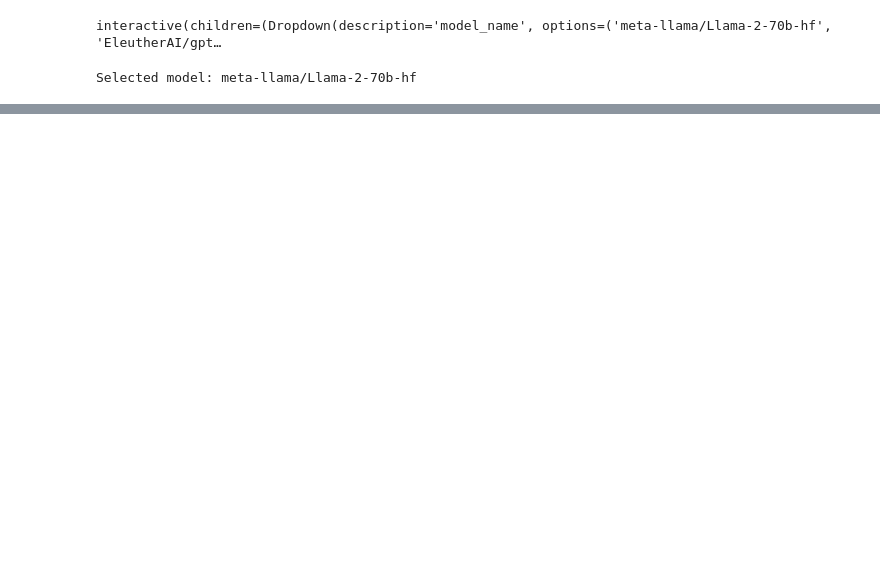
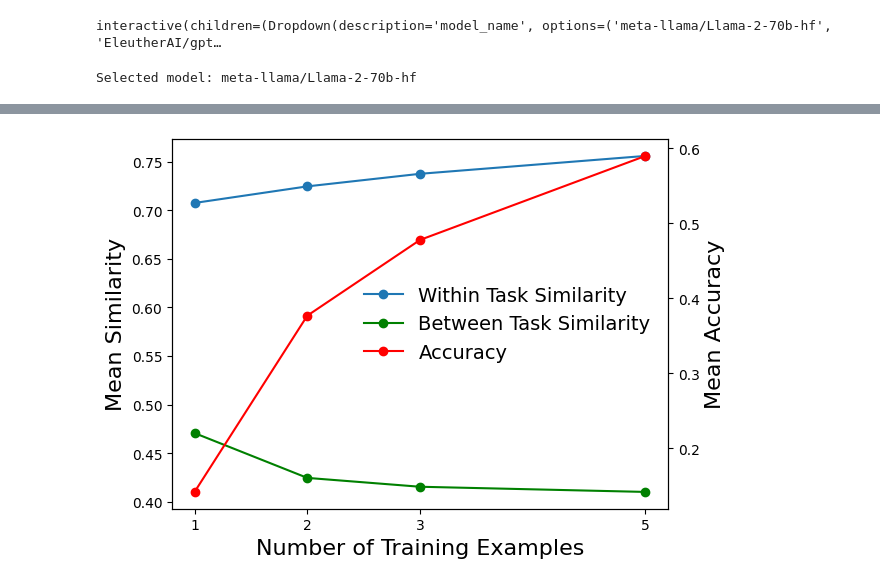
Before and after one commit to gucioopielka/concept_vectors, a Jupyter notebook: inspect_FVs.ipynb, the cells around one changed output, grey strips where cells are left out. Drawn from its saved outputs; the diff is of its cells as text; code cells hidden in the pictures; blank space fills up the shorter version.

```diff
--- a/inspect_FVs.ipynb
+++ b/inspect_FVs.ipynb
@@ -36,0 +61,21 @@ Selected model: meta-llama/Llama-2-70b-hf
+# %%
+n_train_sizes = [5,3,2,1]
+RDMsFV = []
+accuracy = {}
+for idx in range(len(n_train_sizes)):
+    # Load data
+    results_path = f'{ABSTRACT_DIR}/{model.nickname}__{n_train_sizes[idx]}_n.pkl'
+    data = pickle.load(open(results_path, 'rb'))
+
+    # Get RDMs
+    FVs = np.concatenate([data[dataset]['FVs'] for dataset in data.keys()])
+    rdm = get_RDM(FVs)
+    RDMsFV.append(rdm)
+
+    # Get avg accuracy
+    accuracy_n_train = []
+    for dataset in data.keys():
+        accuracy_dataset = accuracy_completions(model, data[dataset]['completions'], data[dataset]['Ys'])
+        accuracy_n_train.append(accuracy_dataset)
+
+    accuracy[n_train_sizes[idx]] = accuracy_n_train
@@ -36,0 +115,23 @@ Selected model: meta-llama/Llama-2-70b-hf
+# %%
+sim_within = [within_task_similarity(1-rdm, task_idx) for rdm in RDMsFV]
+sim_between = [between_task_similarity(1-rdm, task_idx) for rdm in RDMsFV]
+sim_ratio = np.array(sim_within) / np.array(sim_between)
+acc_mean = [np.mean(accuracy[n_train]) for n_train in n_train_sizes]
+
+fig, ax = plt.subplots()
+line1, = ax.plot(n_train_sizes, sim_within, label='Within Task Similarity', marker='o')
+line2, = ax.plot(n_train_sizes, sim_between, label='Between Task Similarity', marker='o', color='green')
+ax2 = ax.twinx()
+line3, = ax2.plot(n_train_sizes, acc_mean, label='Accuracy', color='red', marker='o')
+ax2.set_ylabel('Mean Accuracy', fontsize=16)
+
+ax.set_xticks(n_train_sizes)
+ax.set_xlabel('Number of Training Examples', fontsize=16)
+ax.set_ylabel('Mean Similarity', fontsize=16)
+
+lines = [line1, line2, line3]
+ax.legend(lines, [l.get_label() for l in lines], fontsize=14, frameon=False)
+
+plt.show()
+# %% [output]
+[figure, added]
```
Also changed, not shown: parts of 30 cells of this notebook, 28 other files.
